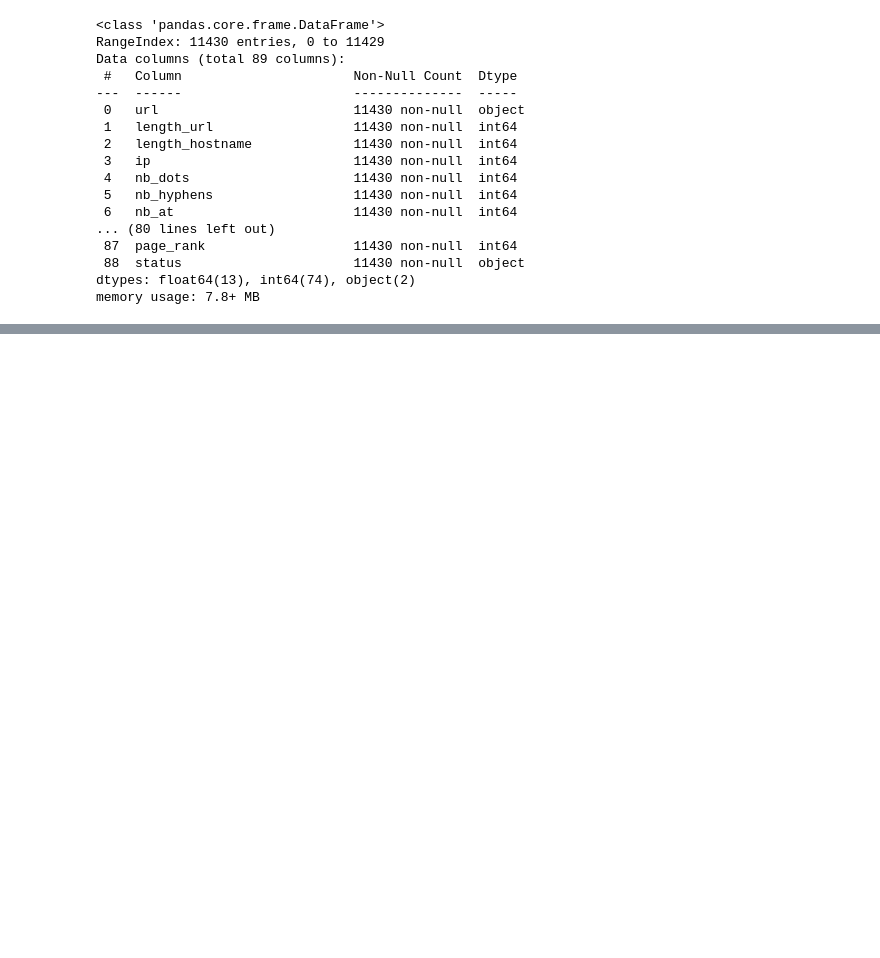
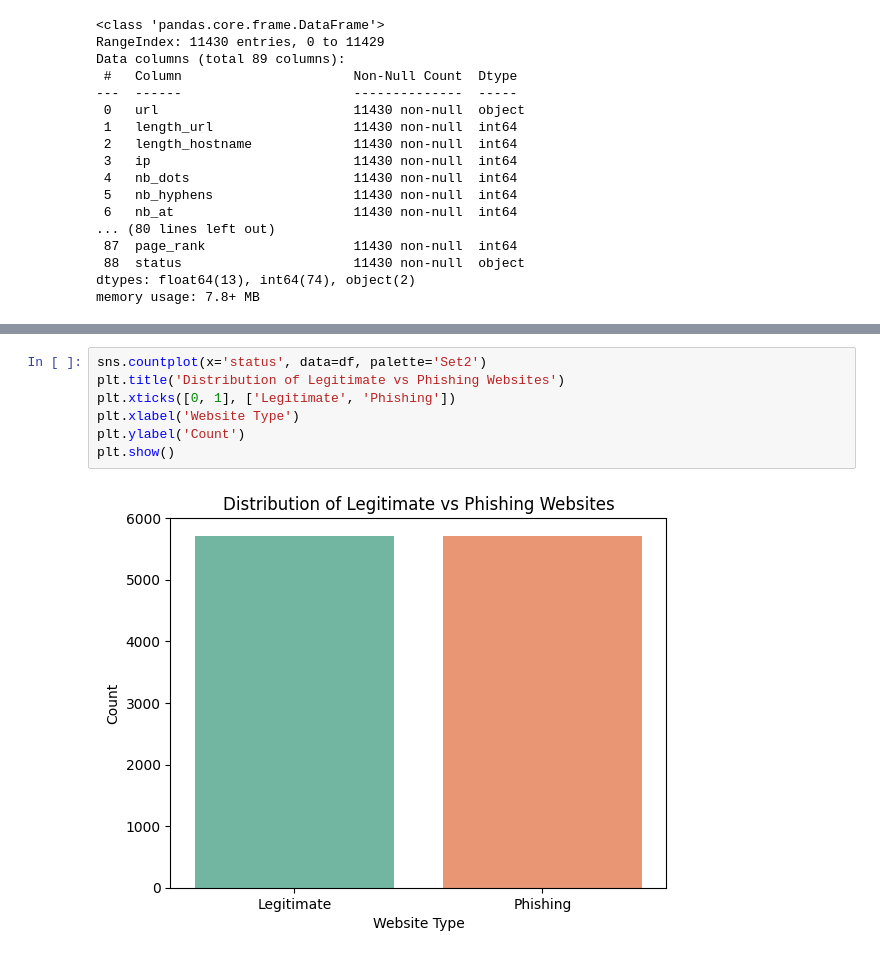
Before and after one commit to MontyVasita18/CodeB_Internship, a Jupyter notebook: model.ipynb, the cells around one changed output, grey strips where cells are left out. Drawn from its saved outputs; the diff is of its cells as text; blank space fills up the shorter version.

```diff
--- a/model.ipynb
+++ b/model.ipynb
@@ -70,0 +96,9 @@ memory usage: 7.8+ MB
+# %%
+sns.countplot(x='status', data=df, palette='Set2')
+plt.title('Distribution of Legitimate vs Phishing Websites')
+plt.xticks([0, 1], ['Legitimate', 'Phishing'])
+plt.xlabel('Website Type')
+plt.ylabel('Count')
+plt.show()
+# %% [output]
+[figure, added]
```
Also changed, not shown: parts of 17 cells of this notebook, 2 other files.
